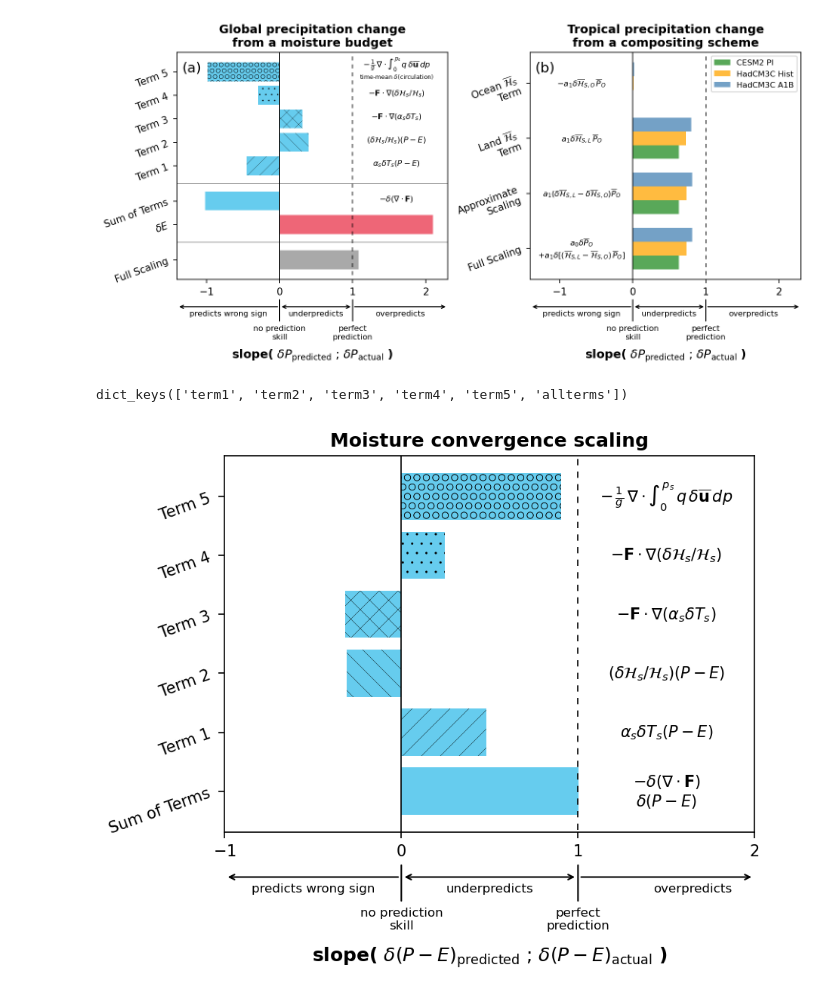
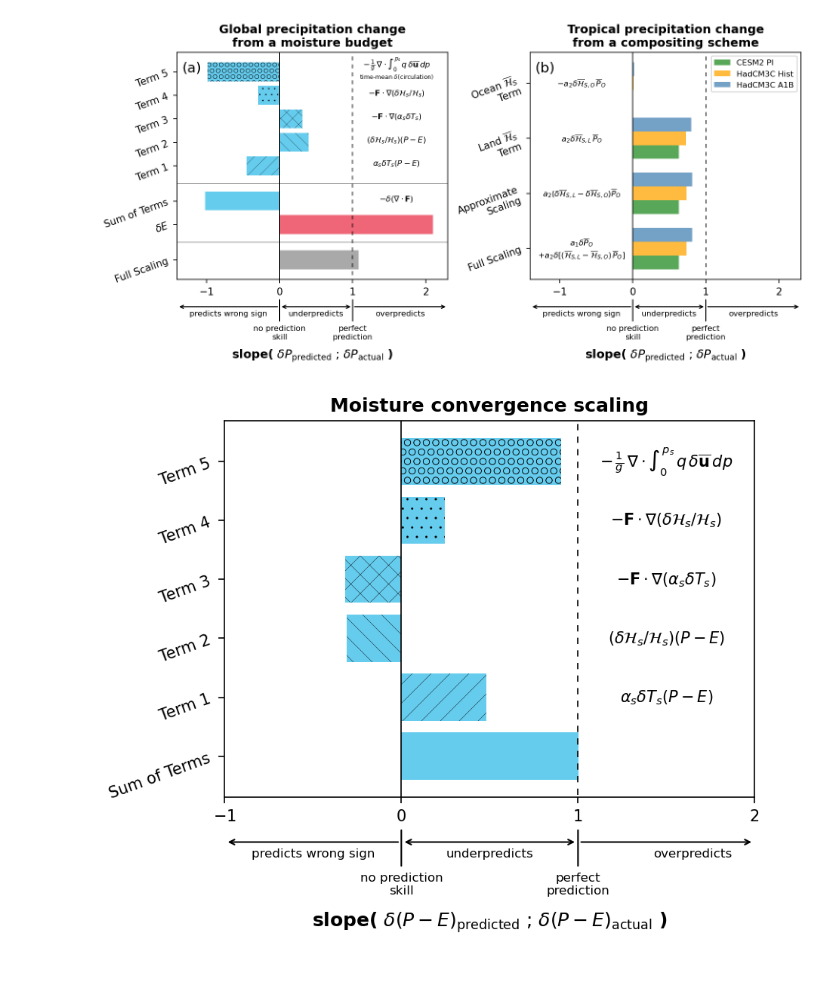
Before and after one commit to bbuchovecky/et_precip_ppe, a Jupyter notebook: notebooks/fig4_delta_p_scaling.ipynb, the cells around one changed output. Drawn from its saved outputs; the diff is of its cells as text; code cells hidden in the pictures.

```diff
--- a/notebooks/fig4_delta_p_scaling.ipynb
+++ b/notebooks/fig4_delta_p_scaling.ipynb
@@ -713,10 +713,10 @@ yaxis = [
     "Full Scaling"
 ][::-1]
 yaxis_math = [
-    "$-a_1 \\delta \\overline{\\mathcal{H}}_{S,O} \, \\overline{P}_O$",
-    "$a_1 \\delta \\overline{\\mathcal{H}}_{S,L} \, \\overline{P}_O$",
-    "$a_1 (\\delta \\overline{\\mathcal{H}}_{S,L} - \\delta \\overline{\\mathcal{H}}_{S,O}) \\overline{P}_O$",
-    "$a_0 \\delta \\overline{P}_O$\n$+a_1 \\delta [(\\overline{\\mathcal{H}}_{S,L} - \\overline{\\mathcal{H}}_{S,O}) \, \\overline{P}_O]$",
+    "$-a_2 \\delta \\overline{\\mathcal{H}}_{S,O} \, \\overline{P}_O$",
+    "$a_2 \\delta \\overline{\\mathcal{H}}_{S,L} \, \\overline{P}_O$",
+    "$a_2 (\\delta \\overline{\\mathcal{H}}_{S,L} - \\delta \\overline{\\mathcal{H}}_{S,O}) \\overline{P}_O$",
+    "$a_1 \\delta \\overline{P}_O$\n$+a_2 \\delta [(\\overline{\\mathcal{H}}_{S,L} - \\overline{\\mathcal{H}}_{S,O}) \, \\overline{P}_O]$",
 ][::-1]
 
 m = np.zeros((3, 4))
@@ -787,10 +787,6 @@ ax[1].text(x=0.09, y=0.96, s="(b)", fontsize=14, transform=ax[1].transAxes, ha="
 fig.savefig("fig4_bars.pdf")
 # %% [output]
 [figure]
-# %%
-one_to_one_delta_P_E.keys()
-# %% [output]
-dict_keys(['term1', 'term2', 'term3', 'term4', 'term5', 'allterms'])
 # %%
 fig, ax = plt.subplots(ncols=1, nrows=1, figsize=(6, 5), layout="tight")
 
@@ -833,7 +829,8 @@ yaxis_term = [
     "Term 5",
 ]
 yaxis_math = [
-    "$- \\delta (\\nabla \\cdot \\mathbf{F})$\n$\\delta (P-E)$",
+    # "$- \\delta (\\nabla \\cdot \\mathbf{F})$\n$\\delta (P-E)$",
+    "",
     "$\\alpha_s \\delta T_s (P-E)$",
     "$(\\delta \\mathcal{H}_s / \\mathcal{H}_s) (P-E)$",
     "$-\\mathbf{F} \\cdot \\nabla (\\alpha_s \\delta T_s)$",
@@ -860,31 +857,31 @@ ax.barh(
     color=["#66ccee", "#66ccee", "#66ccee", "#66ccee", "#66ccee", "#66ccee"],
     hatch=["", "//", "\\\\", "xx", "..", "OO"]
 )
 ax.set_yticks(x)
 ax.set_yticklabels(yaxis_term, ha="right", fontsize=10, rotation=20)
 for i in range(6):
     ax.text(1.5, x[i], yaxis_math[i], ha="center", va="center", fontsize=10)
 
 ax.set_xticks([-1.0, 0.0, 1.0, 2.0])
 ax.set_xticklabels(["$-$1", "0", "1", "2"], fontsize=10)
 ax.set_xlim(-1, 2)
 ax.axvline(1, xmin, xmax, color="k", ls=(0, (5, 5)), lw=plt.rcParams["axes.linewidth"])
 ax.axvline(0, xmin, xmax, color="k", ls="-", lw=plt.rcParams["axes.linewidth"])
 
 trans = ax.get_xaxis_transform()
 ax.annotate("no prediction\nskill", xy=(0,-0.08), xytext=(0,-0.2), ha="center", va="top", xycoords=trans, arrowprops=dict(arrowstyle='-', color='black'))
 ax.annotate("perfect\nprediction", xy=(1,-0.08), xytext=(1,-0.2), ha="center", va="top", xycoords=trans, arrowprops=dict(arrowstyle='-', color='black'))
 ax.annotate("", xy=(1,-0.12), xytext=(0,-0.12), xycoords=trans, arrowprops=dict(arrowstyle='<->', color='black'))
 ax.annotate("", xy=(0,-0.12), xytext=(-1,-0.12), xycoords=trans, arrowprops=dict(arrowstyle='<-', color='black'))
 ax.annotate("", xy=(1,-0.12), xytext=(2,-0.12), xycoords=trans, arrowprops=dict(arrowstyle='<-', color='black'))
 ax.text(x=0.5, y=-0.15, s="underpredicts", ha="center", va="center", fontsize=8, transform=trans)
 ax.text(x=-0.5, y=-0.15, s="predicts wrong sign", ha="center", va="center", fontsize=8, transform=trans)
 ax.text(x=1.65, y=-0.15, s="overpredicts", ha="center", va="center", fontsize=8, transform=trans)
 ax.text(x=0.5, y=-0.3, s="$\\mathbf{slope(}$ $\\delta (P-E)_{\\text{predicted}}$ ; $\\delta (P-E)_{\\text{actual}}$ $\\mathbf{)}$", ha="center", va="top", fontsize=12, transform=ax.transAxes)
 
 ax.set_title("Moisture convergence scaling", fontsize=12, fontweight="bold", loc="center")
 
 ## Save figure
 fig.savefig("fig_pe.pdf")
 # %% [output]
-[figure, old version]
+[figure, new version]
```
Also changed, not shown: 13 other files.
